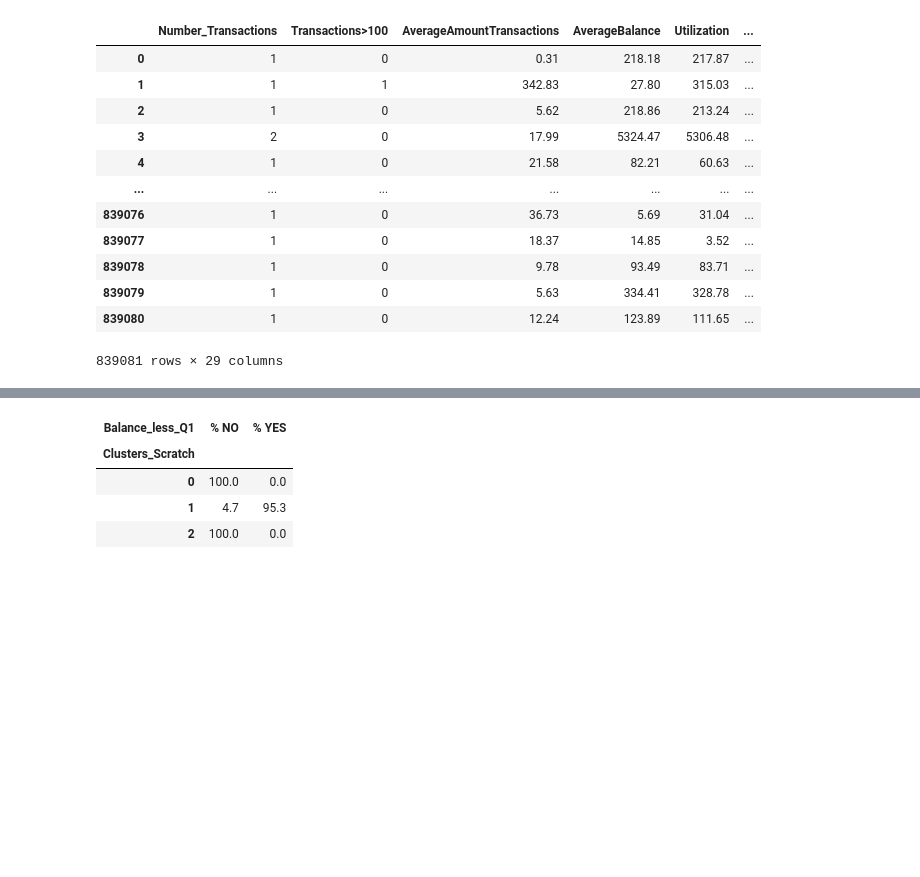
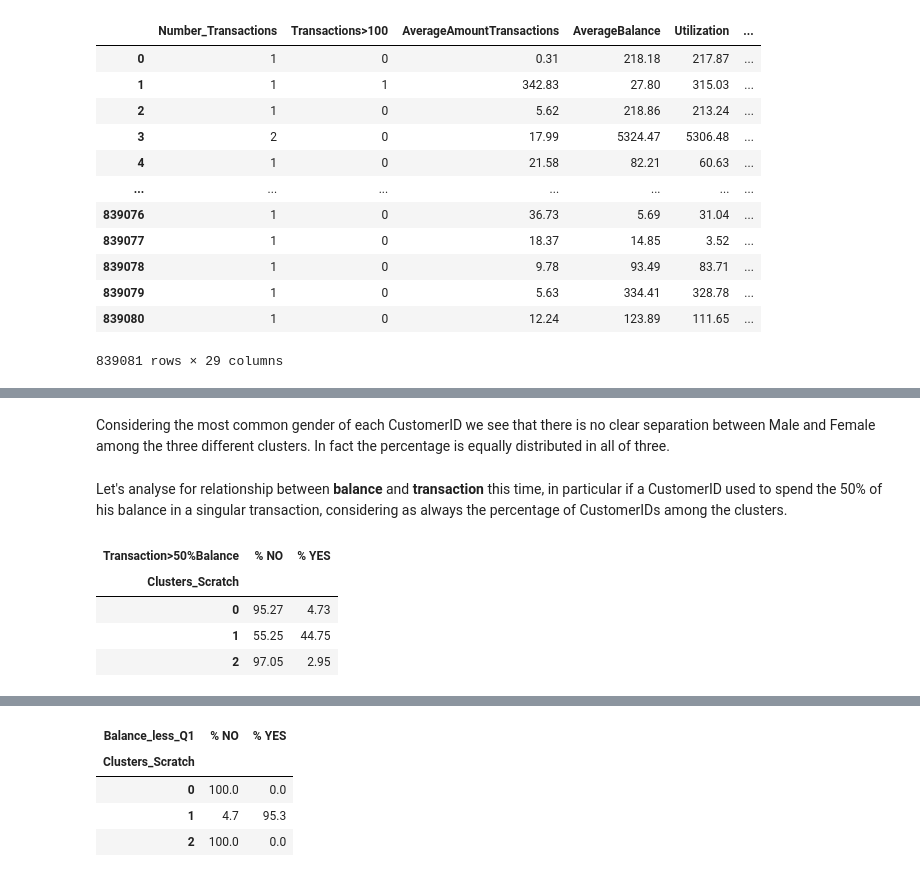
Before and after one commit to MattiaCastaldo/ADM-Homework-4, a Jupyter notebook: main.ipynb, the cells around one changed output, grey strips where cells are left out. Cells and saved outputs as stored; diff of their text form; code cells hidden in the pictures; blank space fills up the shorter version.

```diff
--- a/main.ipynb
+++ b/main.ipynb
@@ -1229,0 +1238,14 @@ Name: Balance_greater_Q3, dtype: int64
+# %% [markdown]
+Considering the most common gender of each CustomerID we see that there is no clear separation between Male and Female among the three different clusters. In fact the percentage is equally distributed in all of three.
+# %% [markdown]
+Let's analyse for relationship between **balance** and **transaction** this time, in particular if a CustomerID used to spend the 50% of his balance in a singular transaction, considering as always the percentage of CustomerIDs among the clusters.
+# %%
+table_transaction = df_kmeans.pivot_table('AverageBalance',index='Clusters_Scratch',columns='Transaction>50%Balance',aggfunc='count').fillna(0)
+table_transaction.rename(columns={0:'% NO',1:'% YES'},inplace=True)
+round(table_transaction.iloc[:,0:2].div(table_transaction.iloc[:,0:2].apply(lambda x : np.sum(x),axis=1),axis=0),4).mul(100) ## the sum of the row should be 100
+# %% [output]
+| Transaction>50%Balance | % NO | % YES |
+| Clusters_Scratch |  |  |
+| 0 | 95.27 | 4.73 |
+| 1 | 55.25 | 44.75 |
+| 2 | 97.05 | 2.95 |
```
Also changed, not shown: parts of 28 cells of this notebook, 2 other files.
